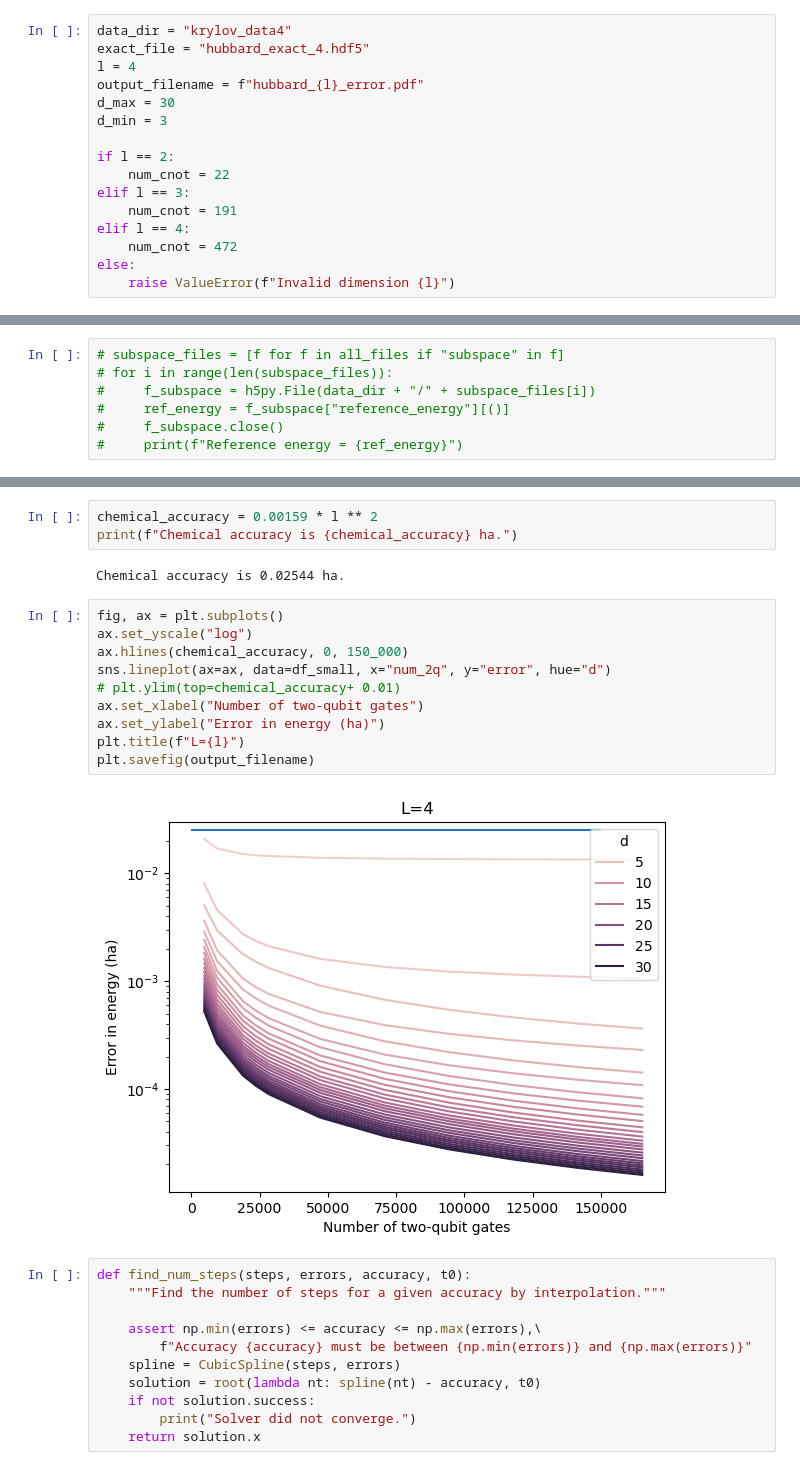
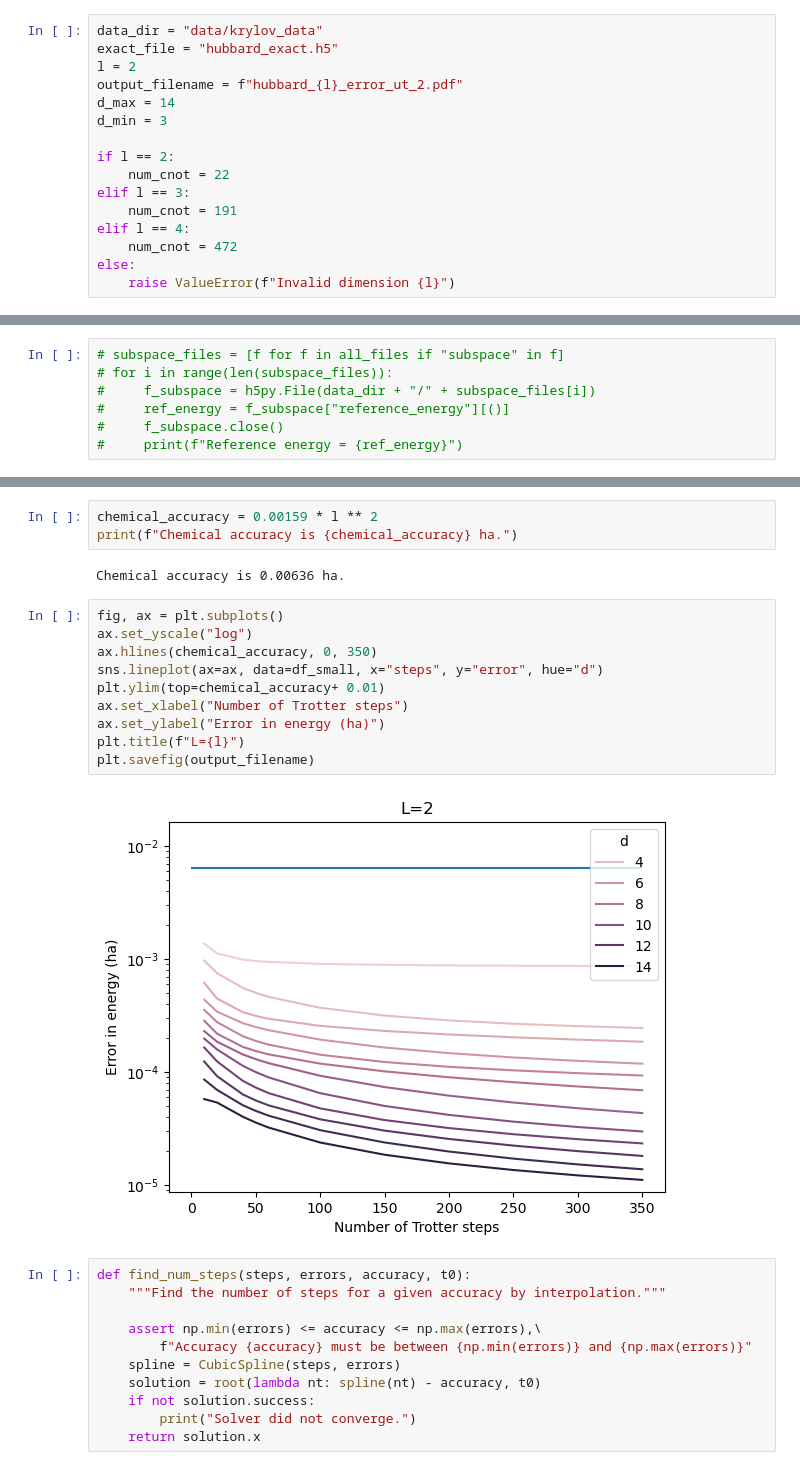
Before and after one commit to rmlarose/compare-vkp, a Jupyter notebook: hubbard_plots.ipynb, the cells around one changed output, grey strips where cells are left out. Saved outputs shown, nothing was run; the diff lists cells and outputs as text.

Commit message:
Plotted new data.

```diff
--- a/hubbard_plots.ipynb
+++ b/hubbard_plots.ipynb
@@ -8,11 +8,11 @@ from scipy.optimize import root
 import matplotlib.pyplot as plt
 import seaborn as sns
 # %%
-data_dir = "krylov_data4"
-exact_file = "hubbard_exact_4.hdf5"
-l = 4
-output_filename = f"hubbard_{l}_error.pdf"
-d_max = 30
+data_dir = "data/krylov_data"
+exact_file = "hubbard_exact.h5"
+l = 2
+output_filename = f"hubbard_{l}_error_ut_2.pdf"
+d_max = 14
 d_min = 3
 
 if l == 2:
@@ -118,19 +118,19 @@ i
 chemical_accuracy = 0.00159 * l ** 2
 print(f"Chemical accuracy is {chemical_accuracy} ha.")
 # %% [output]
-Chemical accuracy is 0.02544 ha.
+Chemical accuracy is 0.00636 ha.
 # %%
 fig, ax = plt.subplots()
 ax.set_yscale("log")
-ax.hlines(chemical_accuracy, 0, 150_000)
-sns.lineplot(ax=ax, data=df_small, x="num_2q", y="error", hue="d")
-# plt.ylim(top=chemical_accuracy+ 0.01)
-ax.set_xlabel("Number of two-qubit gates")
+ax.hlines(chemical_accuracy, 0, 350)
+sns.lineplot(ax=ax, data=df_small, x="steps", y="error", hue="d")
+plt.ylim(top=chemical_accuracy+ 0.01)
+ax.set_xlabel("Number of Trotter steps")
 ax.set_ylabel("Error in energy (ha)")
 plt.title(f"L={l}")
 plt.savefig(output_filename)
 # %% [output]
-[figure, old version]
+[figure, new version]
 # %%
 def find_num_steps(steps, errors, accuracy, t0):
     """Find the number of steps for a given accuracy by interpolation."""
```
Also changed, not shown: parts of 6 cells of this notebook.
